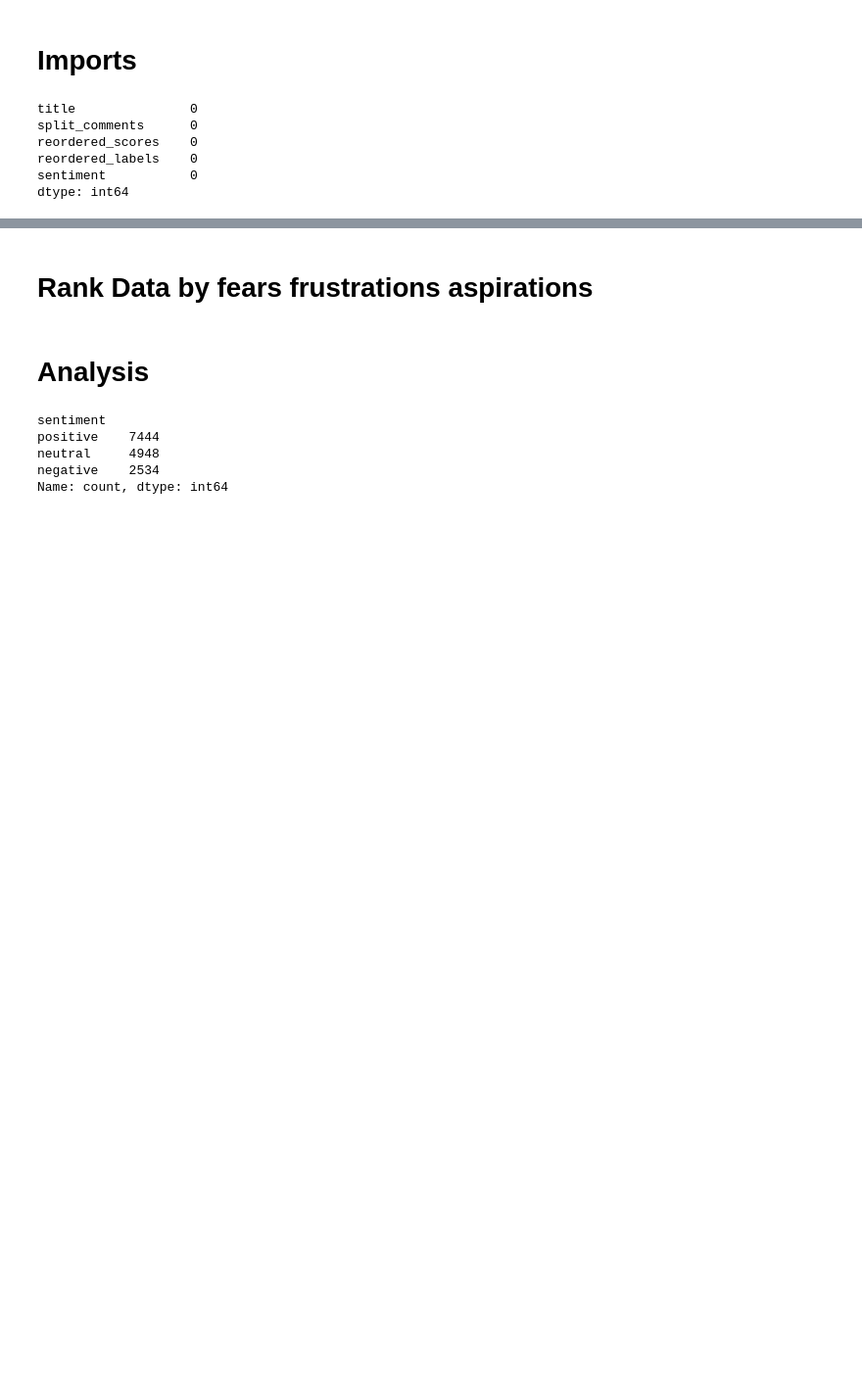
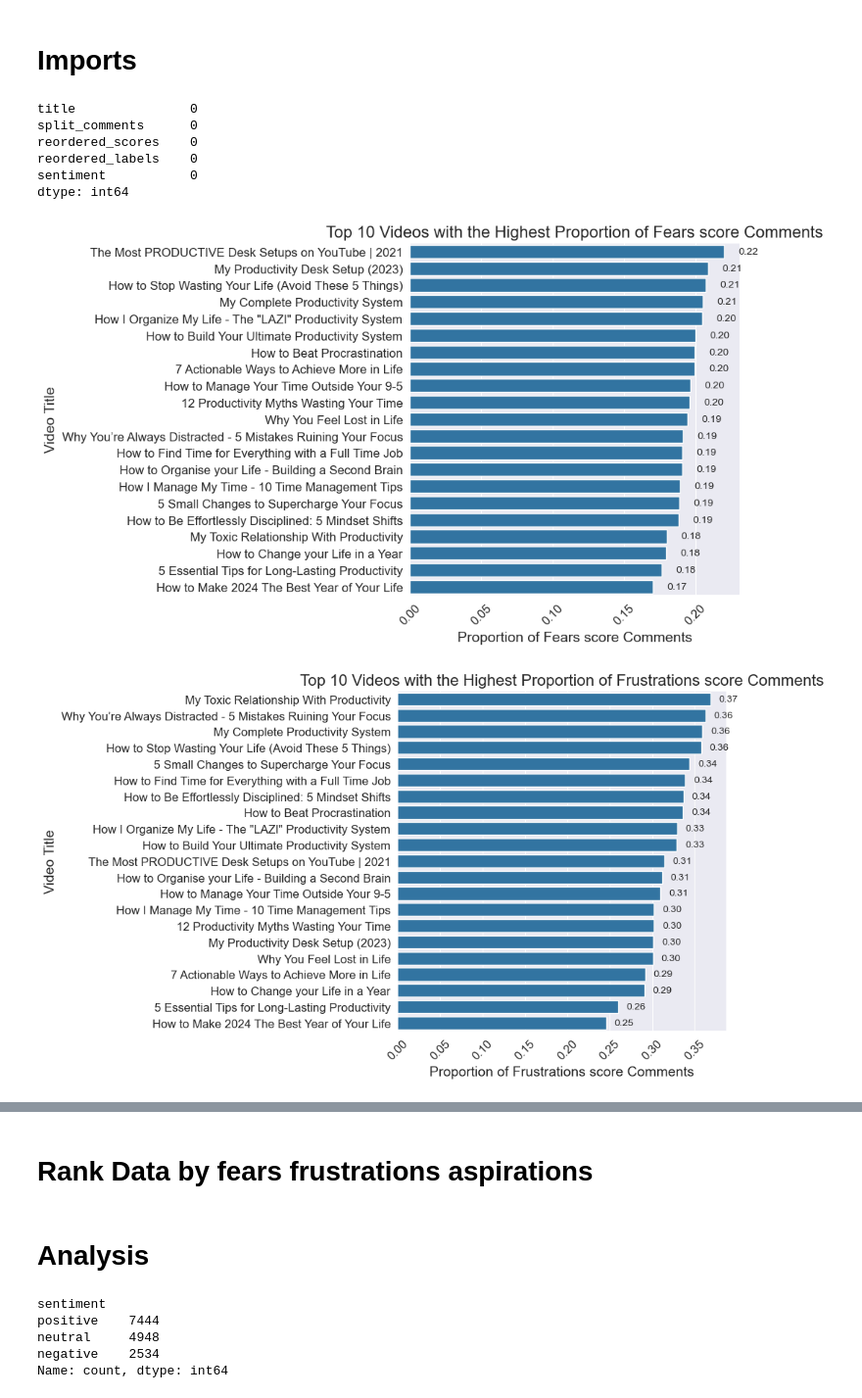
Before and after one commit to SiddhantG11/YouTube_Analysis, a Jupyter notebook: analysis.ipynb, the cells around one changed output, grey strips where cells are left out. Shown at 98% size. Cells and saved outputs as stored; diff of their text form; code cells hidden in the pictures; blank space fills up the shorter version.

```diff
--- a/analysis.ipynb
+++ b/analysis.ipynb
@@ -30,0 +39,44 @@ df['reordered_scores'] = df['reordered_scores'].apply((lambda x: ast.literal_eva
+# %%
+group_by_label = df.groupby('title')
+# %%
+# Calculate the proportion of comments in each category for each video
+score_analysis = group_by_label[['fears_score', 'frustrations_score', 'aspirations_score']].mean()
+# %%
+
+# Reset the index to make 'title' a regular column
+score_analysis = score_analysis.reset_index()
+# %%
+
+# Sort by one of the categories for visualization
+video_analysis_sorted = score_analysis.sort_values(by='fears_score', ascending=False)
+# %%
+sns.set_style(style="darkgrid")
+# sns.color_palette("ch:s=.25,rot=-.25", as_cmap=True)
+# List of scores to plot
+scores = ['fears_score', 'frustrations_score', 'aspirations_score']
+
+for score in scores:
+    # Sort the DataFrame by the current score
+    video_analysis_sorted = score_analysis.sort_values(by=score, ascending=False)
+     # Create the plot
+    plt.figure(figsize=(10, 6))
+    barplot = sns.barplot(data=video_analysis_sorted, x=score, y='title')
+
+    # Add the score values on the bars
+    for p in barplot.patches:
+        width = p.get_width()
+        plt.text(width + 0.01, p.get_y() + p.get_height() / 2,
+                 '{:1.2f}'.format(width),
+                 ha='left', va='center')
+
+    # Set the title, labels, and tick font sizes
+    plt.title(f'Top 10 Videos with the Highest Proportion of {score.replace("_", " ").capitalize()} Comments', fontsize=16)
+    plt.xlabel(f'Proportion of {score.replace("_", " ").capitalize()} Comments', fontsize=14)
+    plt.ylabel('Video Title', fontsize=14)
+    plt.xticks(rotation=45, fontsize=12)
+    plt.yticks(fontsize=12)
+    plt.tight_layout()
+    plt.show()
+# %% [output]
+[figure, added]
+[figure, added]
```
Also changed, not shown: parts of 15 cells of this notebook.
